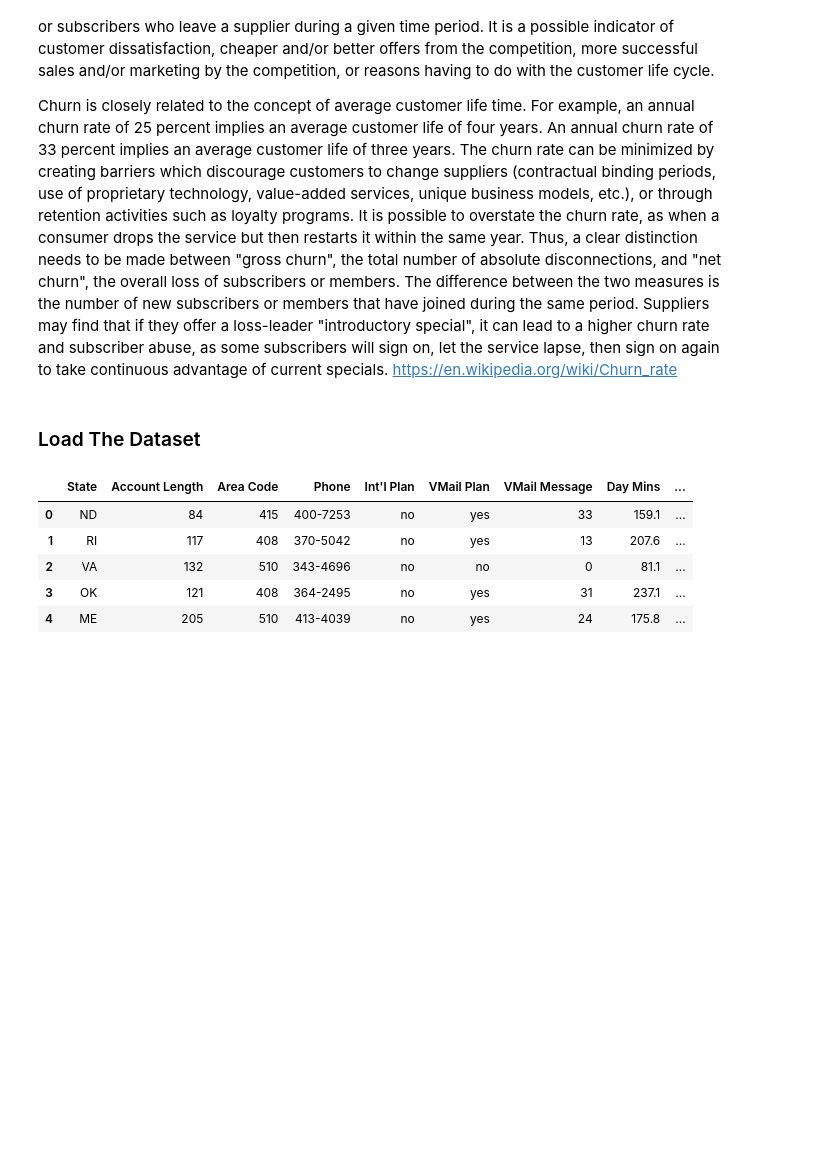
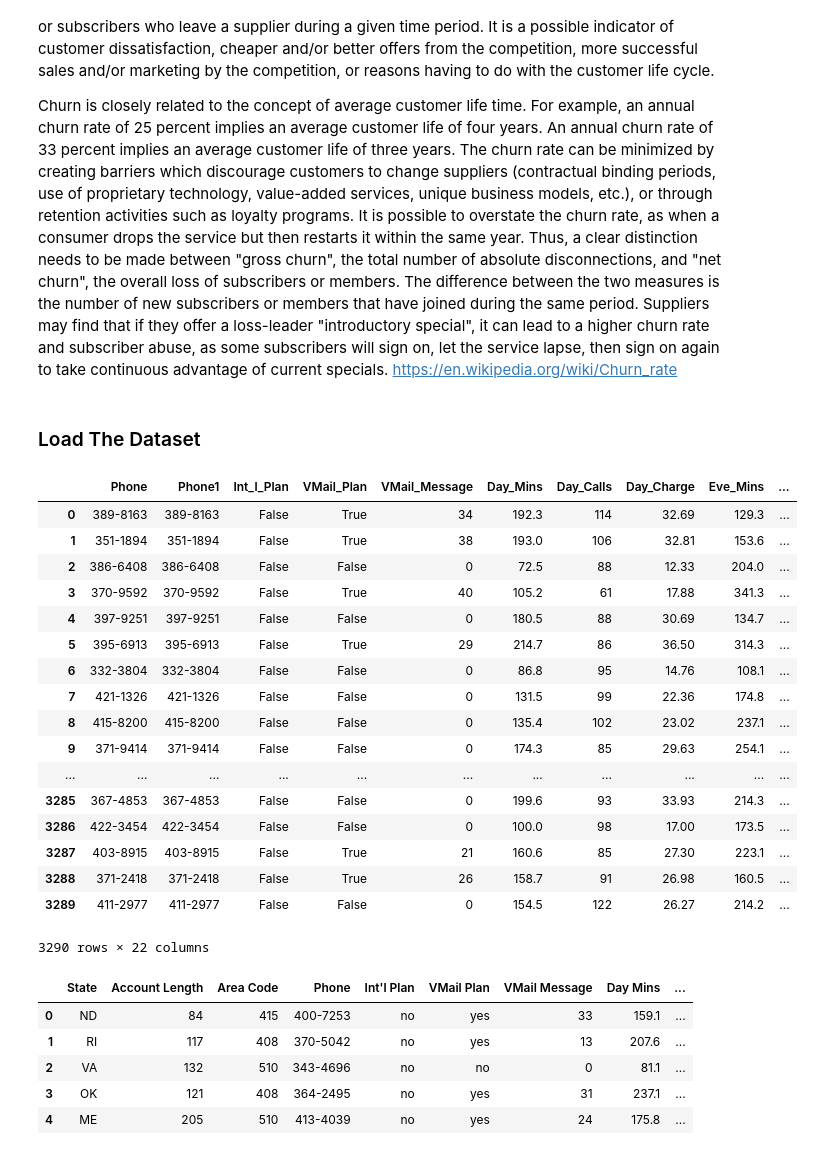
Before and after one commit to Brett777/Predict-Churn, a Jupyter notebook: Customer Churn with AutoML.ipynb, the cells around one changed output. Saved outputs shown, nothing was run; the diff lists cells and outputs as text; code cells hidden in the pictures; blank space fills up the shorter version.

```diff
--- a/Customer Churn with AutoML.ipynb
+++ b/Customer Churn with AutoML.ipynb
@@ -39,3 +40,26 @@ py.sign_in(username='bretto777',api_key=myPlotlyKey)
+# %%
+testDF = pd.read_csv(, delimiter=',')
+# %%
+testDF
+# %% [output]
+|  | Phone | Phone1 | Int_l_Plan | VMail_Plan | VMail_Message | Day_Mins | Day_Calls | Day_Charge | Eve_Mins | ... |
+| 0 | 389-8163 | 389-8163 | False | True | 34 | 192.3 | 114 | 32.69 | 129.3 | ... |
+| 1 | 351-1894 | 351-1894 | False | True | 38 | 193.0 | 106 | 32.81 | 153.6 | ... |
+| 2 | 386-6408 | 386-6408 | False | False | 0 | 72.5 | 88 | 12.33 | 204.0 | ... |
+| 3 | 370-9592 | 370-9592 | False | True | 40 | 105.2 | 61 | 17.88 | 341.3 | ... |
+| 4 | 397-9251 | 397-9251 | False | False | 0 | 180.5 | 88 | 30.69 | 134.7 | ... |
+| 5 | 395-6913 | 395-6913 | False | True | 29 | 214.7 | 86 | 36.50 | 314.3 | ... |
+| 6 | 332-3804 | 332-3804 | False | False | 0 | 86.8 | 95 | 14.76 | 108.1 | ... |
+| 7 | 421-1326 | 421-1326 | False | False | 0 | 131.5 | 99 | 22.36 | 174.8 | ... |
+| 8 | 415-8200 | 415-8200 | False | False | 0 | 135.4 | 102 | 23.02 | 237.1 | ... |
+| 9 | 371-9414 | 371-9414 | False | False | 0 | 174.3 | 85 | 29.63 | 254.1 | ... |
+| ... | ... | ... | ... | ... | ... | ... | ... | ... | ... | ... |
+| 3285 | 367-4853 | 367-4853 | False | False | 0 | 199.6 | 93 | 33.93 | 214.3 | ... |
+| 3286 | 422-3454 | 422-3454 | False | False | 0 | 100.0 | 98 | 17.00 | 173.5 | ... |
+| 3287 | 403-8915 | 403-8915 | False | True | 21 | 160.6 | 85 | 27.30 | 223.1 | ... |
+| 3288 | 371-2418 | 371-2418 | False | True | 26 | 158.7 | 91 | 26.98 | 160.5 | ... |
+| 3289 | 411-2977 | 411-2977 | False | False | 0 | 154.5 | 122 | 26.27 | 214.2 | ... |
+3290 rows × 22 columns
 # %%
 # Load some data
 churnDF = pd.read_csv('https://s3-us-west-1.amazonaws.com/dsclouddata/home/jupyter/churn_train.csv', delimiter=',')
```
Also changed, not shown: parts of 2 cells of this notebook.
